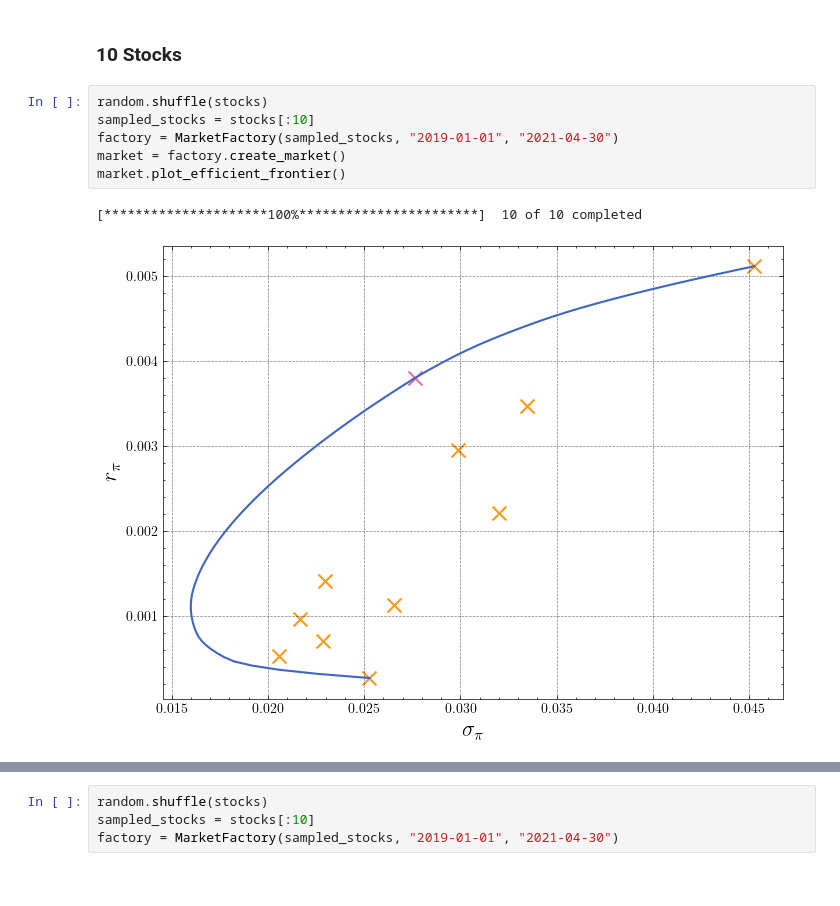
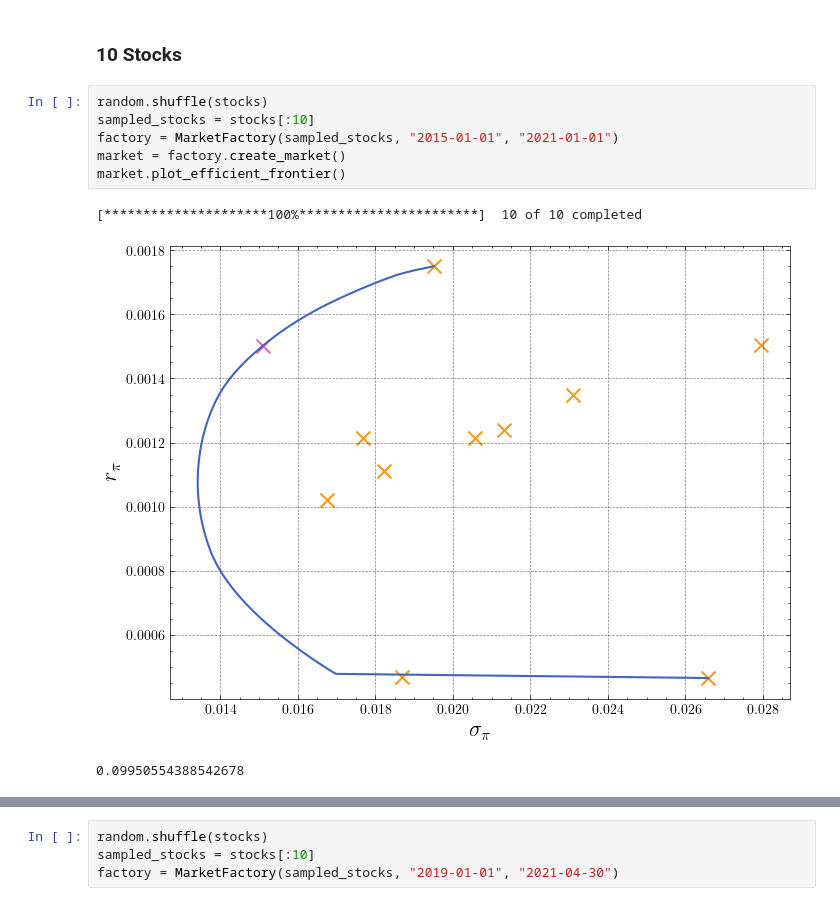
Before and after one commit to mjhoshea/portfolio-optimisation, a Jupyter notebook: notebooks/ch5/real_stocks.ipynb, the cells around one changed output, grey strips where cells are left out. Cells and saved outputs as stored; diff of their text form.

```diff
--- a/notebooks/ch5/real_stocks.ipynb
+++ b/notebooks/ch5/real_stocks.ipynb
@@ -341,9 +368,10 @@ $$B_t = B_{t-1} + \eta(R^2_t - B_{t-1})$$
 # %%
 random.shuffle(stocks)
 sampled_stocks = stocks[:10]
-factory = MarketFactory(sampled_stocks, "2019-01-01", "2021-04-30")
+factory = MarketFactory(sampled_stocks, "2015-01-01", "2021-01-01")
 market = factory.create_market()
 market.plot_efficient_frontier()
 # %% [output]
 [*********************100%***********************]  10 of 10 completed
-[figure, old version]
+[figure, new version]
+0.09950554388542678
```
Also changed, not shown: parts of 43 cells of this notebook, 37 other files.
